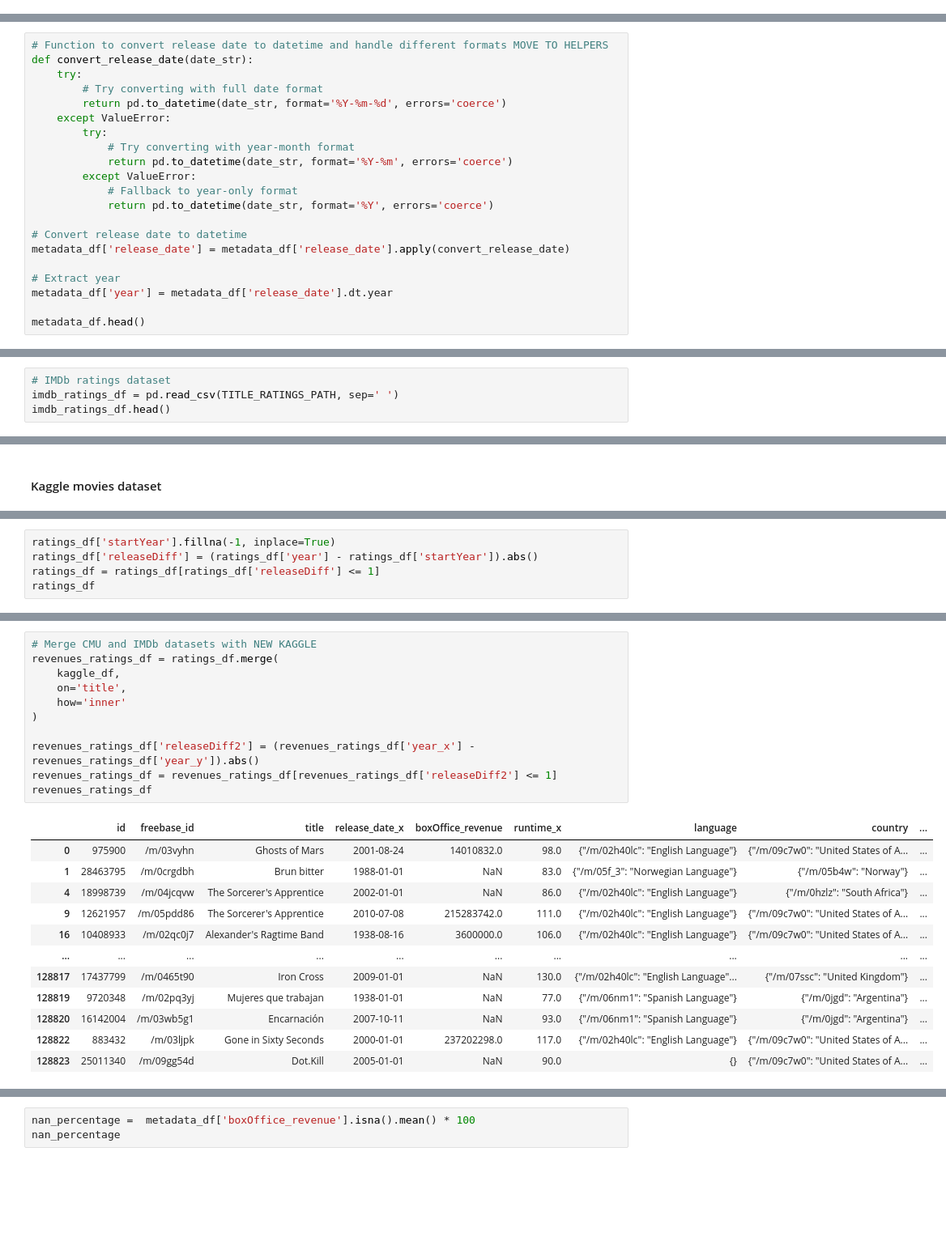
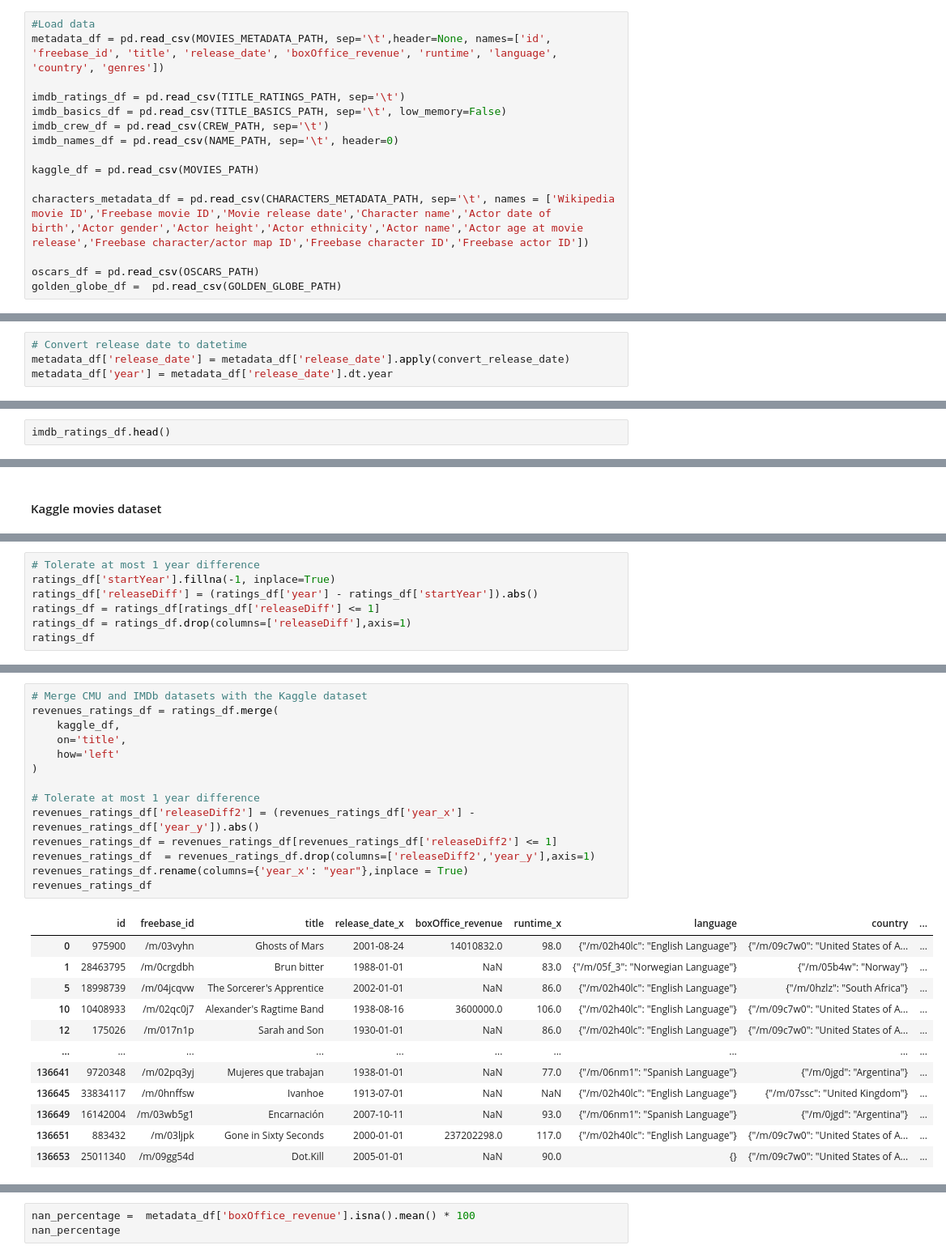
Before and after one commit to epfl-ada/ada-2023-project-cedars10452, a Jupyter notebook: Untitled.ipynb, the cells around one changed output, grey strips where cells are left out. Shown at 81% size. Cells and saved outputs as stored; diff of their text form; blank space fills up the shorter version.

```diff
--- a/Untitled.ipynb
+++ b/Untitled.ipynb
@@ -49 +56,16 @@ metadata_df = pd.read_csv(MOVIES_METADATA_PATH, sep='\t',header=None, names=['id
+# %%
+#Load data
+metadata_df = pd.read_csv(MOVIES_METADATA_PATH, sep='\t',header=None, names=['id', 'freebase_id', 'title', 'release_date', 'boxOffice_revenue', 'runtime', 'language', 'country', 'genres'])
+
+imdb_ratings_df = pd.read_csv(TITLE_RATINGS_PATH, sep='\t')
+imdb_basics_df = pd.read_csv(TITLE_BASICS_PATH, sep='\t', low_memory=False)
+imdb_crew_df = pd.read_csv(CREW_PATH, sep='\t')
+imdb_names_df = pd.read_csv(NAME_PATH, sep='\t', header=0)
+
+kaggle_df = pd.read_csv(MOVIES_PATH)
+
+characters_metadata_df = pd.read_csv(CHARACTERS_METADATA_PATH, sep='\t', names = ['Wikipedia movie ID','Freebase movie ID','Movie release date','Character name','Actor date of birth','Actor gender','Actor height','Actor ethnicity','Actor name','Actor age at movie release','Freebase character/actor map ID','Freebase character ID','Freebase actor ID'])
+
+oscars_df = pd.read_csv(OSCARS_PATH)
+golden_globe_df =  pd.read_csv(GOLDEN_GLOBE_PATH)
 # %% [markdown]
@@ -81,26 +101,9 @@ Data columns (total 9 columns):
 dtypes: float64(2), int64(1), object(6)
 memory usage: 5.6+ MB
 # %%
-# Function to convert release date to datetime and handle different formats MOVE TO HELPERS
-def convert_release_date(date_str):
-    try:
-        # Try converting with full date format
-        return pd.to_datetime(date_str, format='%Y-%m-%d', errors='coerce')
-    except ValueError:
-        try:
-            # Try converting with year-month format
-            return pd.to_datetime(date_str, format='%Y-%m', errors='coerce')
-        except ValueError:
-            # Fallback to year-only format
-            return pd.to_datetime(date_str, format='%Y', errors='coerce')
-
 # Convert release date to datetime
 metadata_df['release_date'] = metadata_df['release_date'].apply(convert_release_date)
-
-# Extract year
 metadata_df['year'] = metadata_df['release_date'].dt.year
-
-metadata_df.head()
 # %% [output]
 |  | id | freebase_id | title | release_date | boxOffice_revenue | runtime | language | country | genres | ... |
 | 0 | 975900 | /m/03vyhn | Ghosts of Mars | 2001-08-24 | 14010832.0 | 98.0 | {"/m/02h40lc": "English Language"} | {"/m/09c7w0": "United States of A... | {"/m/01jfsb": "Thriller", "/m/06n... | ... |
@@ -111,8 +114,6 @@ metadata_df.head()
 # %% [markdown]
 #### IMDB datasets (ratings + crew + metadata)
 # %%
-# IMDb ratings dataset
-imdb_ratings_df = pd.read_csv(TITLE_RATINGS_PATH, sep='	')
 imdb_ratings_df.head()
 # %% [output]
 |  | tconst | averageRating | numVotes |
@@ -421,9 +317,11 @@ ratings_df
 | 112663 | 25011340 | /m/09gg54d | Dot.Kill | 2005-01-01 | NaN | 90.0 | {} | {"/m/09c7w0": "United States of A... | {"/m/01jfsb": "Thriller", "/m/02w... | ... |
 137663 rows × 23 columns
 # %%
+# Tolerate at most 1 year difference
 ratings_df['startYear'].fillna(-1, inplace=True)
 ratings_df['releaseDiff'] = (ratings_df['year'] - ratings_df['startYear']).abs()
 ratings_df = ratings_df[ratings_df['releaseDiff'] <= 1]
+ratings_df = ratings_df.drop(columns=['releaseDiff'],axis=1)
 ratings_df
 # %% [output]
 |  | id | freebase_id | title | release_date | boxOffice_revenue | runtime | language | country | genres_x | ... |
@@ -442,24 +340,27 @@ ratings_df
 # %%
-# Merge CMU and IMDb datasets with NEW KAGGLE
+# Merge CMU and IMDb datasets with the Kaggle dataset
 revenues_ratings_df = ratings_df.merge(
     kaggle_df,
     on='title',
-    how='inner'
+    how='left'
 )
 
+# Tolerate at most 1 year difference
 revenues_ratings_df['releaseDiff2'] = (revenues_ratings_df['year_x'] - revenues_ratings_df['year_y']).abs()
 revenues_ratings_df = revenues_ratings_df[revenues_ratings_df['releaseDiff2'] <= 1]
+revenues_ratings_df  = revenues_ratings_df.drop(columns=['releaseDiff2','year_y'],axis=1)
+revenues_ratings_df.rename(columns={'year_x': "year"},inplace = True)
 revenues_ratings_df
 # %% [output]
 |  | id | freebase_id | title | release_date_x | boxOffice_revenue | runtime_x | language | country | ... |
 | 0 | 975900 | /m/03vyhn | Ghosts of Mars | 2001-08-24 | 14010832.0 | 98.0 | {"/m/02h40lc": "English Language"} | {"/m/09c7w0": "United States of A... | ... |
 | 1 | 28463795 | /m/0crgdbh | Brun bitter | 1988-01-01 | NaN | 83.0 | {"/m/05f_3": "Norwegian Language"} | {"/m/05b4w": "Norway"} | ... |
-| 4 | 18998739 | /m/04jcqvw | The Sorcerer's Apprentice | 2002-01-01 | NaN | 86.0 | {"/m/02h40lc": "English Language"} | {"/m/0hzlz": "South Africa"} | ... |
-| 9 | 12621957 | /m/05pdd86 | The Sorcerer's Apprentice | 2010-07-08 | 215283742.0 | 111.0 | {"/m/02h40lc": "English Language"} | {"/m/09c7w0": "United States of A... | ... |
-| 16 | 10408933 | /m/02qc0j7 | Alexander's Ragtime Band | 1938-08-16 | 3600000.0 | 106.0 | {"/m/02h40lc": "English Language"} | {"/m/09c7w0": "United States of A... | ... |
+| 5 | 18998739 | /m/04jcqvw | The Sorcerer's Apprentice | 2002-01-01 | NaN | 86.0 | {"/m/02h40lc": "English Language"} | {"/m/0hzlz": "South Africa"} | ... |
+| 10 | 10408933 | /m/02qc0j7 | Alexander's Ragtime Band | 1938-08-16 | 3600000.0 | 106.0 | {"/m/02h40lc": "English Language"} | {"/m/09c7w0": "United States of A... | ... |
+| 12 | 175026 | /m/017n1p | Sarah and Son | 1930-01-01 | NaN | 86.0 | {"/m/02h40lc": "English Language"} | {"/m/09c7w0": "United States of A... | ... |
 | ... | ... | ... | ... | ... | ... | ... | ... | ... | ... |
-| 128817 | 17437799 | /m/0465t90 | Iron Cross | 2009-01-01 | NaN | 130.0 | {"/m/02h40lc": "English Language"... | {"/m/07ssc": "United Kingdom"} | ... |
-| 128819 | 9720348 | /m/02pq3yj | Mujeres que trabajan | 1938-01-01 | NaN | 77.0 | {"/m/06nm1": "Spanish Language"} | {"/m/0jgd": "Argentina"} | ... |
-| 128820 | 16142004 | /m/03wb5g1 | Encarnación | 2007-10-11 | NaN | 93.0 | {"/m/06nm1": "Spanish Language"} | {"/m/0jgd": "Argentina"} | ... |
-| 128822 | 883432 | /m/03ljpk | Gone in Sixty Seconds | 2000-01-01 | 237202298.0 | 117.0 | {"/m/02h40lc": "English Language"} | {"/m/09c7w0": "United States of A... | ... |
-| 128823 | 25011340 | /m/09gg54d | Dot.Kill | 2005-01-01 | NaN | 90.0 | {} | {"/m/09c7w0": "United States of A... | ... |
+| 136641 | 9720348 | /m/02pq3yj | Mujeres que trabajan | 1938-01-01 | NaN | 77.0 | {"/m/06nm1": "Spanish Language"} | {"/m/0jgd": "Argentina"} | ... |
+| 136645 | 33834117 | /m/0hnffsw | Ivanhoe | 1913-07-01 | NaN | NaN | {"/m/02h40lc": "English Language"} | {"/m/07ssc": "United Kingdom"} | ... |
+| 136649 | 16142004 | /m/03wb5g1 | Encarnación | 2007-10-11 | NaN | 93.0 | {"/m/06nm1": "Spanish Language"} | {"/m/0jgd": "Argentina"} | ... |
+| 136651 | 883432 | /m/03ljpk | Gone in Sixty Seconds | 2000-01-01 | 237202298.0 | 117.0 | {"/m/02h40lc": "English Language"} | {"/m/09c7w0": "United States of A... | ... |
+| 136653 | 25011340 | /m/09gg54d | Dot.Kill | 2005-01-01 | NaN | 90.0 | {} | {"/m/09c7w0": "United States of A... | ... |
```
Also changed, not shown: parts of 116 cells of this notebook.
